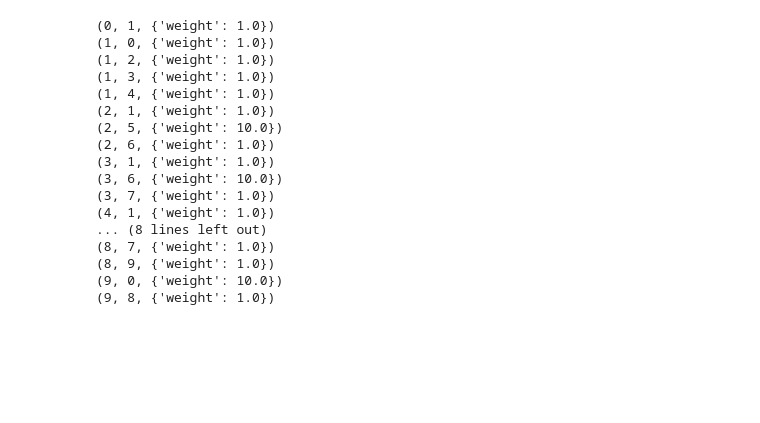
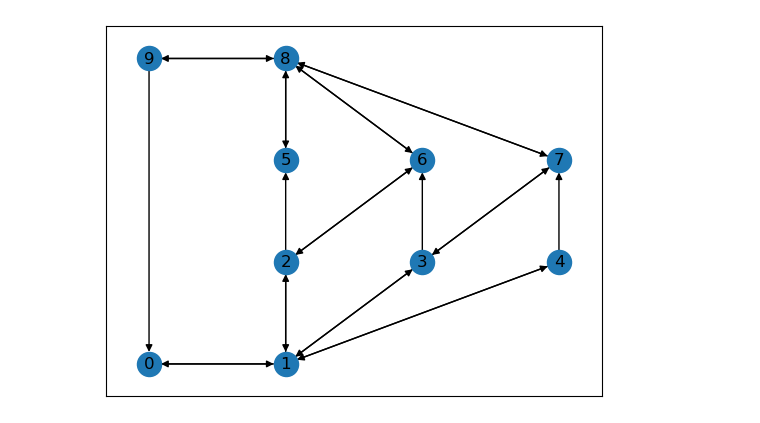
Before and after one commit to Mingzefei/RBS_max_current, a Jupyter notebook: my.ipynb, the cells around one changed output. Drawn from its saved outputs; the diff is of its cells as text; code cells hidden in the pictures; blank space fills up the shorter version.

```diff
--- a/my.ipynb
+++ b/my.ipynb
@@ -24,6 +28,6 @@ incidence_matrix_s = sp.coo_matrix((
         [0,0,1,2,3,1,4,2,5,3,6,4,7,5,8,6,7,8,9]
     )
     ), shape=(9,10)).toarray()
-
-incidence_matrix_total = np.hstack((incidence_matrix_o, incidence_matrix_b, incidence_matrix_s))
+#  关联矩阵，降阶，补全
+incidence_matrix_total = np.hstack((incidence_matrix_o, incidence_matrix_b, incidence_matrix_s, -incidence_matrix_s))
 print(incidence_matrix_total)
@@ -103,11 +81,0 @@ print(fix_incidence_matrix_total)
-# %%
-# 根据关联矩阵计算邻接矩阵
-n = fix_incidence_matrix_total.shape[0]
-adj_matrix_new = np.zeros((n, n))
-for i in range(n):
-    for j in range(n):
-        for k in range(fix_incidence_matrix_total.shape[1]):
-            if fix_incidence_matrix_total[i, k] == 1 and fix_incidence_matrix_total[j, k] == -1:
-                adj_matrix_new[i, j] = 1
-
-print(adj_matrix_new)
@@ -147,23 +99,22 @@ nx.draw_networkx(G, with_labels=True, font_weight='bold')
-# %%
-# 遍历有向图中的所有边，包括它的索引和属性字典等
-for edge in G.edges(data=True):
-    print(edge)
-# %% [output]
-(0, 1, {'weight': 1.0})
-(1, 0, {'weight': 1.0})
-(1, 2, {'weight': 1.0})
-(1, 3, {'weight': 1.0})
-(1, 4, {'weight': 1.0})
-(2, 1, {'weight': 1.0})
-(2, 5, {'weight': 10.0})
-(2, 6, {'weight': 1.0})
-(3, 1, {'weight': 1.0})
-(3, 6, {'weight': 10.0})
-(3, 7, {'weight': 1.0})
-(4, 1, {'weight': 1.0})
-... (8 lines left out)
-(8, 7, {'weight': 1.0})
-(8, 9, {'weight': 1.0})
-(9, 0, {'weight': 10.0})
-(9, 8, {'weight': 1.0})
+# %%
+# 权值有向图
+G = nx.DiGraph(adj_matrix_weight)
+
+# 绘制
+# nx.draw_networkx(G, with_labels=True, font_weight='bold')
+pos = {
+    0: (0,0),
+    1: (1,0),
+    2: (1,1),
+    3: (2,1),
+    4: (3,1),
+    5: (1,2),
+    6: (2,2),
+    7: (3,2),
+    8: (1,3),
+    9: (0,3)
+}
+nx.draw_networkx(G, pos)
+# %% [output]
+[figure, added]
 # %%
```
Also changed, not shown: parts of 16 cells of this notebook, 1 other file.
